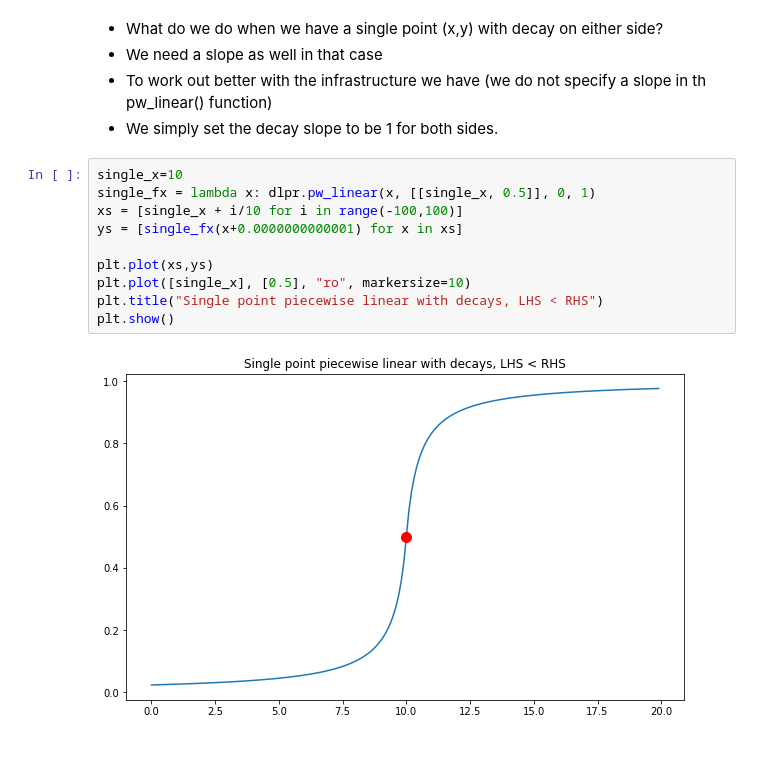
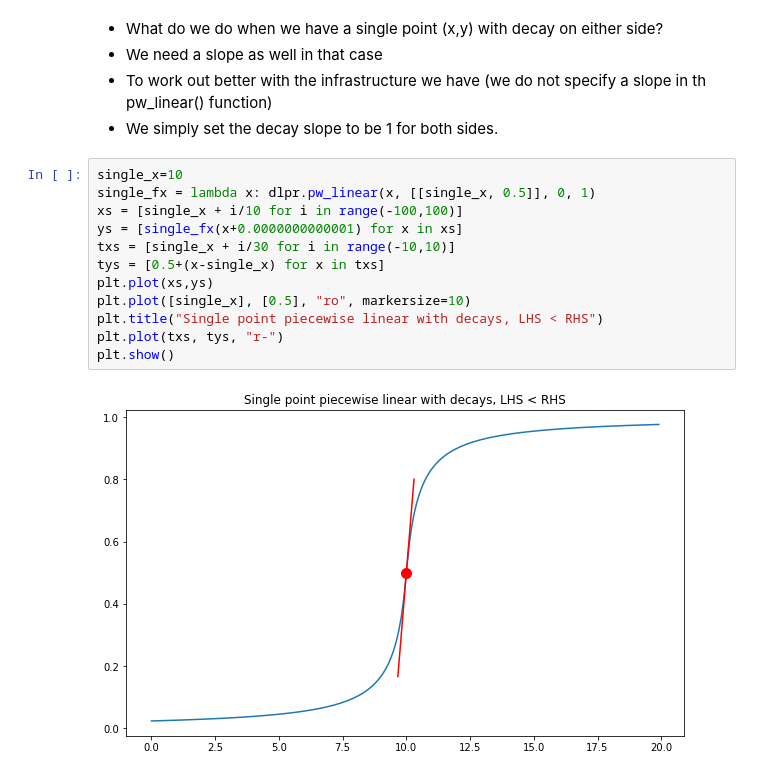
Before and after one commit to dlens/dlpy-moved-to-bitbucket, a Jupyter notebook: papers/piecewise_linear_decay/Examples.ipynb, the cells around one changed output. Drawn from its saved outputs; the diff is of its cells as text.

```diff
--- a/papers/piecewise_linear_decay/Examples.ipynb
+++ b/papers/piecewise_linear_decay/Examples.ipynb
@@ -332,15 +332,17 @@ dlpr.gcp(X,0, epsilon, decay_type=dlpr.DecayType.EXPONENTIAL, return_params=True
 # %%
 single_x=10
 single_fx = lambda x: dlpr.pw_linear(x, [[single_x, 0.5]], 0, 1)
 xs = [single_x + i/10 for i in range(-100,100)]
 ys = [single_fx(x+0.0000000000001) for x in xs]
-
+txs = [single_x + i/30 for i in range(-10,10)]
+tys = [0.5+(x-single_x) for x in txs]
 plt.plot(xs,ys)
 plt.plot([single_x], [0.5], "ro", markersize=10)
 plt.title("Single point piecewise linear with decays, LHS < RHS")
+plt.plot(txs, tys, "r-")
 plt.show()
 # %% [output]
-[figure, old version]
+[figure, new version]
 # %%
 single_x=10
 single_fx = lambda x: dlpr.pw_linear(x, [[single_x, 0.5]], 1, 0)
```
Also changed, not shown: parts of 1 cell of this notebook, 4 other files.
